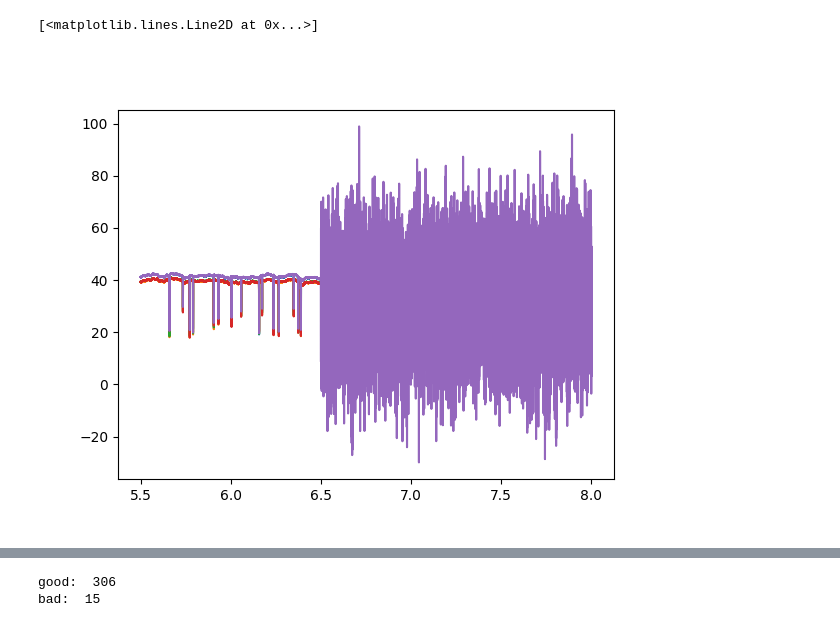
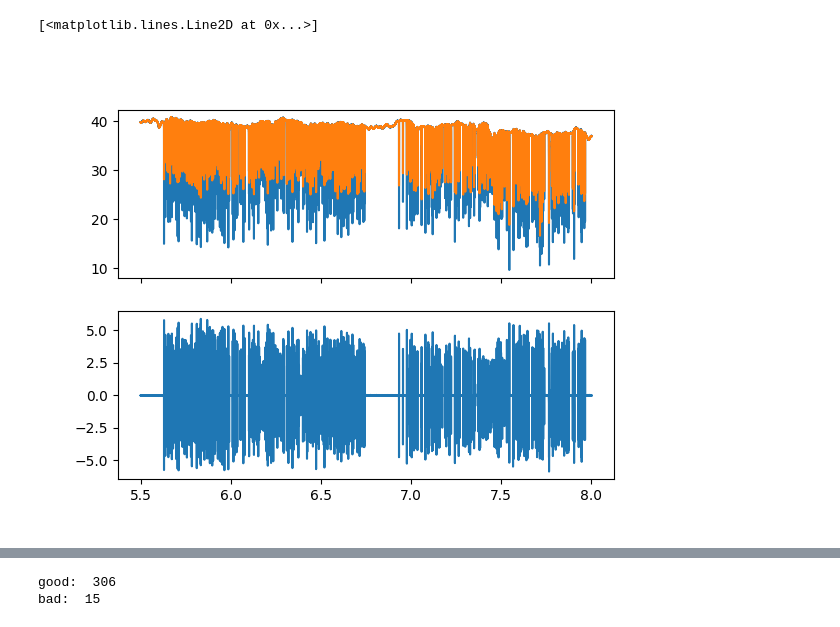
Before and after one commit to wilbertras/spatial-mapping, a Jupyter notebook: Mappings/LT343chip5/mapping_LT343chip5.ipynb, the cells around one changed output, grey strips where cells are left out. Cells and saved outputs as stored; diff of their text form; code cells hidden in the pictures.

```diff
--- a/Mappings/LT343chip5/mapping_LT343chip5.ipynb
+++ b/Mappings/LT343chip5/mapping_LT343chip5.ipynb
@@ -18,24 +19,28 @@ def read_dat_file(file_path):
         print(f"Error: File not found - {file_path}")
     except Exception as e:
         print(f"An error occurred: {e}")
-# %%
-dir = 'D:/KID metingen/Entropy ADR/LT343chip9_BF_20240604_mapping/'
-file1 = 'VNAsweep_1st_cooldown.npy'
-file2 = 'VNAsweep_2nd_cooldown.npy'
-file3 = 'VNAsweep_3rd_cooldown.npy'
-file4 = 'VNAsweep_4th_cooldown.npy'
-file5 = 'VNAsweep_labview.m'
-# data5 = read_dat_file(dir + file5)
-files = [file1, file2, file3, file4]
-fig, ax = plt.subplots()
-for file in files:
-    data = np.load(dir + file)
-    ax.plot(data[0], data[1])
-# ax.plot(data5[:, 0], data5[:, 1])
-# %% [output]
-[<matplotlib.lines.Line2D at 0x...>]
-[figure, removed]
 # %%
 s21 = np.load('VNAsweep_s21_5-9GHz.npy')
 freqs = np.load('VNAsweep_freqs_5-9GHz.npy')
+# %%
+dir = './mapping_20x20/'
+dark_s21 = np.load(glob(dir + '*dark.npy')[0])
+freqs = np.load(glob(dir + '*freqs.npy')[0])
+sw = 4 # even number
+mph = 0.05
+window = np.ones(sw)/sw
+smooth_s21 = convolve(dark_s21, window, mode='valid')
+ds21 = np.diff(smooth_s21, 1)
+smooth_ds21 = convolve(ds21, window, mode='valid')
+d2s21 = np.diff(smooth_ds21, 1)
+offset = len(dark_s21) - len(d2s21)
+
+fig, ax = plt.subplot_mosaic('a;b', sharex=True)
+ax['a'].plot(freqs, dark_s21)
+ax['a'].plot(freqs[:-(sw-1)], smooth_s21)
+ax['b'].plot(freqs[sw-1:-1], ds21)
+# ax['a'].plot(freqs[sw-1:], smooth_s21)
+# %% [output]
+[<matplotlib.lines.Line2D at 0x...>]
+[figure, added]
 # %%
```
Also changed, not shown: parts of 20 cells of this notebook, 30 other files.
